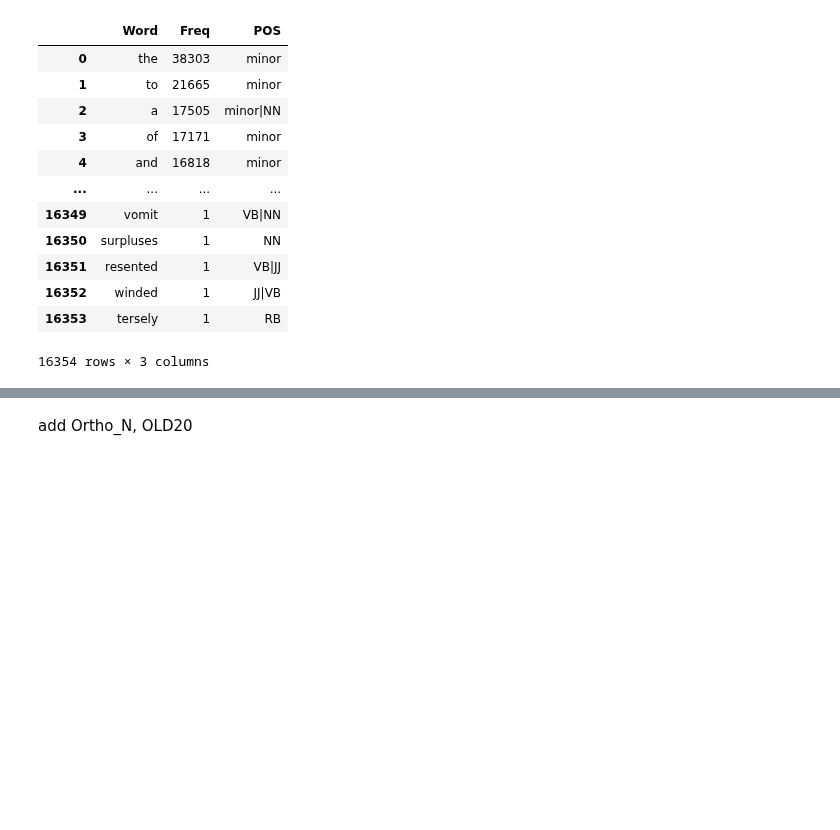
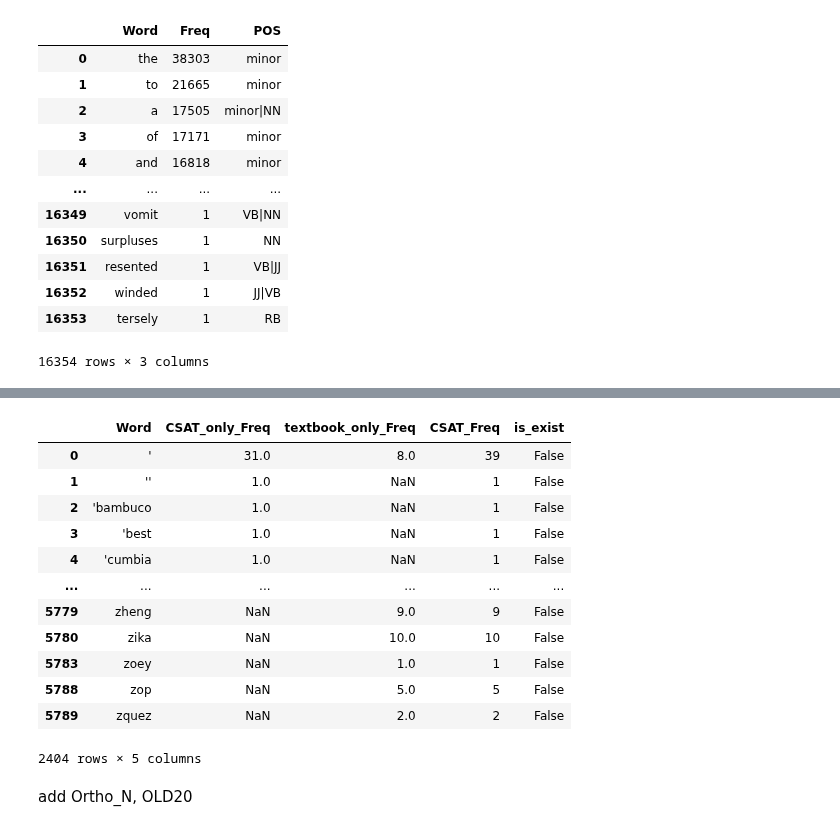
Before and after one commit to irregular6612/english-corpus-comparison, a Jupyter notebook: src/notebooks/corpus_merging.ipynb, the cells around one changed output, grey strips where cells are left out. Saved outputs shown, nothing was run; the diff lists cells and outputs as text; code cells hidden in the pictures; blank space fills up the shorter version.

```diff
--- a/src/notebooks/corpus_merging.ipynb
+++ b/src/notebooks/corpus_merging.ipynb
@@ -388,0 +486,4 @@ CSAT_POS_df
+# %%
+textbook_only_minus_E_lexicon_df = textbook_only_minus_E_lexicon_df.drop(columns=['POS'])
+textbook_only_minus_E_lexicon_df.columns = ['Word', 'textbook_only_Freq']
+textbook_only_minus_E_lexicon_df
@@ -388,0 +504,4 @@ CSAT_POS_df
+# %%
+CSAT_minus_E_lexicon_df = CSAT_minus_E_lexicon_df.drop(columns=['POS'])
+CSAT_minus_E_lexicon_df.columns = ['Word', 'CSAT_Freq']
+CSAT_minus_E_lexicon_df
@@ -388,0 +522,4 @@ CSAT_POS_df
+# %%
+CSAT_minus_E_lexicon_df = pd.merge(pd.merge(CSAT_only_minus_E_lexicon_df, textbook_only_minus_E_lexicon_df, on='Word', how='outer'), CSAT_minus_E_lexicon_df, on='Word', how='outer')
+CSAT_minus_E_lexicon_df.to_excel(os.path.join(corpora_dir, 'merged_corpora', 'CSAT_minus_E_lexicon.xlsx'), index=False)
+CSAT_minus_E_lexicon_df
@@ -388,0 +540,23 @@ CSAT_POS_df
+# %%
+import requests
+from nltk.corpus import wordnet
+import nltk
+nltk.download('wordnet')
+
+def check_word_exists(word):
+
+    # 2. WordNet으로 확인
+    if wordnet.synsets(word):
+        return True
+
+    # 3. Free Dictionary API로 확인
+    try:
+        response = requests.get(f"https://api.dictionaryapi.dev/api/v2/entries/en/{word}")
+        if response.status_code == 200:
+            return True
+    except:
+        pass
+
+    return False
+
+check_word_exists('zookeeper')
@@ -388,0 +568,24 @@ CSAT_POS_df
+# %%
+is_exit_list = []
+for i, item in tqdm(enumerate(CSAT_minus_E_lexicon_df['Word'])):
+    if check_word_exists(item) == True:
+        is_exit_list.append(True)
+    else:
+        is_exit_list.append(False)
+CSAT_minus_E_lexicon_df['is_exist'] = is_exit_list
+
+CSAT_minus_E_lexicon_df[CSAT_minus_E_lexicon_df['is_exist'] == False]
+# %% [output]
+|  | Word | CSAT_only_Freq | textbook_only_Freq | CSAT_Freq | is_exist |
+| 0 | ' | 31.0 | 8.0 | 39 | False |
+| 1 | '' | 1.0 | NaN | 1 | False |
+| 2 | 'bambuco | 1.0 | NaN | 1 | False |
+| 3 | 'best | 1.0 | NaN | 1 | False |
+| 4 | 'cumbia | 1.0 | NaN | 1 | False |
+| ... | ... | ... | ... | ... | ... |
+| 5779 | zheng | NaN | 9.0 | 9 | False |
+| 5780 | zika | NaN | 10.0 | 10 | False |
+| 5783 | zoey | NaN | 1.0 | 1 | False |
+| 5788 | zop | NaN | 5.0 | 5 | False |
+| 5789 | zquez | NaN | 2.0 | 2 | False |
+2404 rows × 5 columns
```
Also changed, not shown: parts of 16 cells of this notebook, 3 other files.
